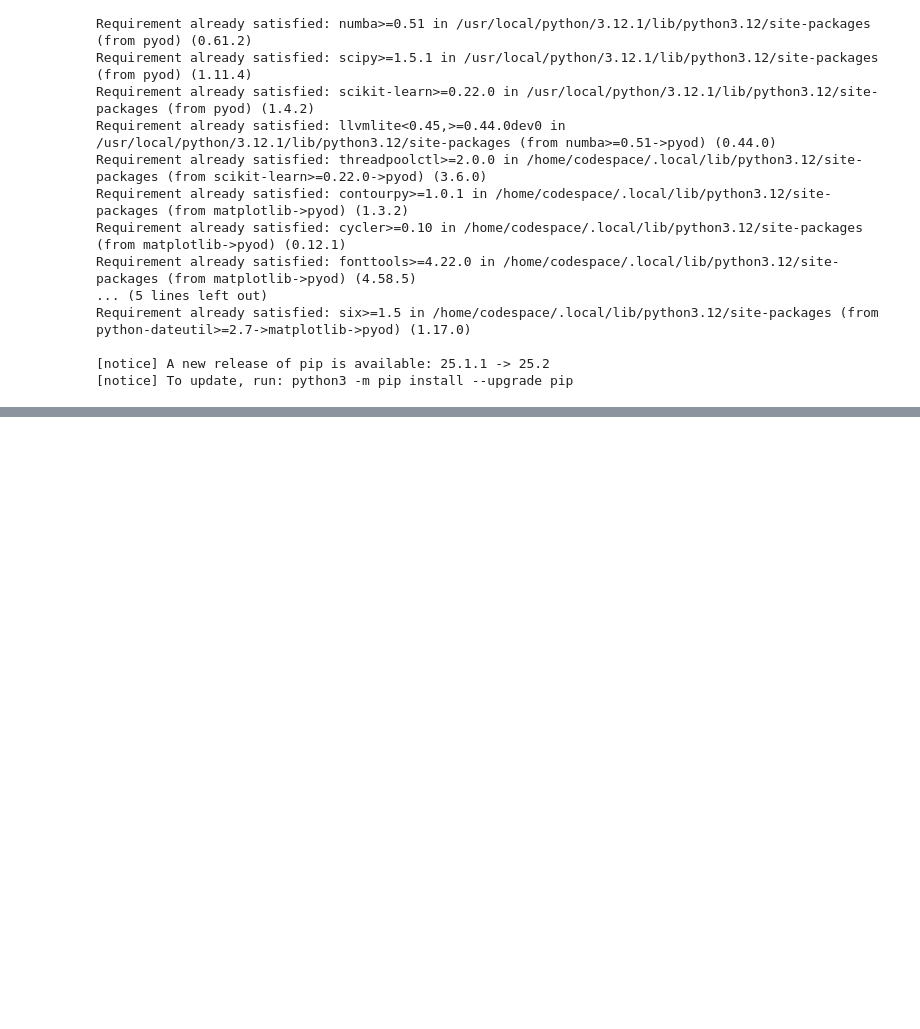
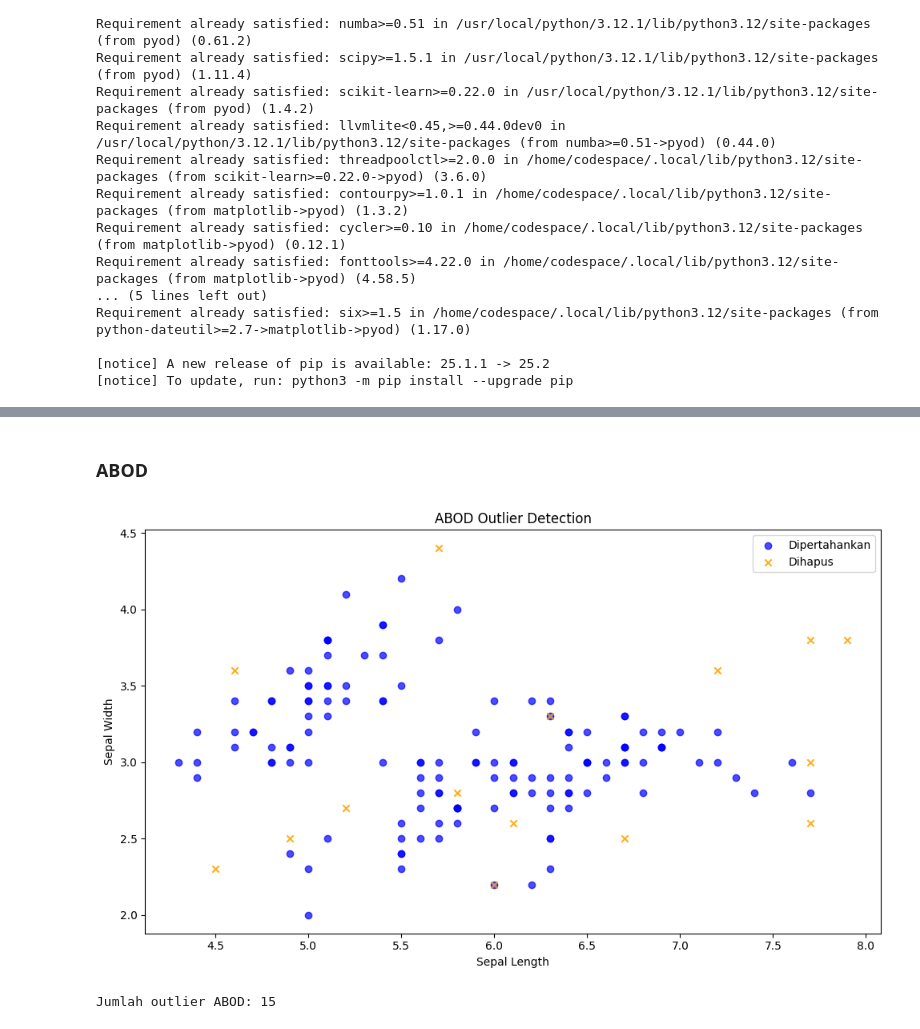
Before and after one commit to nadiatulkhoir30/PSD, a Jupyter notebook: _sources/prepocesing.ipynb, the cells around one changed output, grey strips where cells are left out. Cells and saved outputs as stored; diff of their text form; code cells hidden in the pictures; blank space fills up the shorter version.

```diff
--- a/_sources/prepocesing.ipynb
+++ b/_sources/prepocesing.ipynb
@@ -188,0 +292,35 @@ Setelah hapus outlier (LOF): (135, 5)
+# %% [markdown]
+### ABOD
+# %%
+# --- Implementasi ABOD Outlier Detection ---
+from pyod.models.abod import ABOD
+
+abod = ABOD(contamination=0.1, method='fast')
+abod.fit(X)
+labels_abod = abod.labels_
+
+df['ABOD_outlier'] = labels_abod
+
+# Pisahkan data normal dan outlier
+normal_abod = df[df['ABOD_outlier'] == 0]
+outlier_abod = df[df['ABOD_outlier'] == 1]
+
+# --- Plot sesuai gaya baru ---
+plt.figure(figsize=(10, 6))
+plt.scatter(normal_abod['sepal.length'], normal_abod['sepal.width'],
+            c='blue', marker='o', label='Dipertahankan', alpha=0.7)
+plt.scatter(outlier_abod['sepal.length'], outlier_abod['sepal.width'],
+            c='orange', marker='x', label='Dihapus', alpha=0.9)
+
+plt.xlabel('Sepal Length')
+plt.ylabel('Sepal Width')
+plt.title('ABOD Outlier Detection')
+plt.legend()
+plt.tight_layout()
+plt.show()
+
+# Info jumlah outlier
+print(f"Jumlah outlier ABOD: {outlier_abod.shape[0]}")
+# %% [output]
+[figure, added]
+Jumlah outlier ABOD: 15
```
Also changed, not shown: parts of 14 cells of this notebook, 30 other files.
